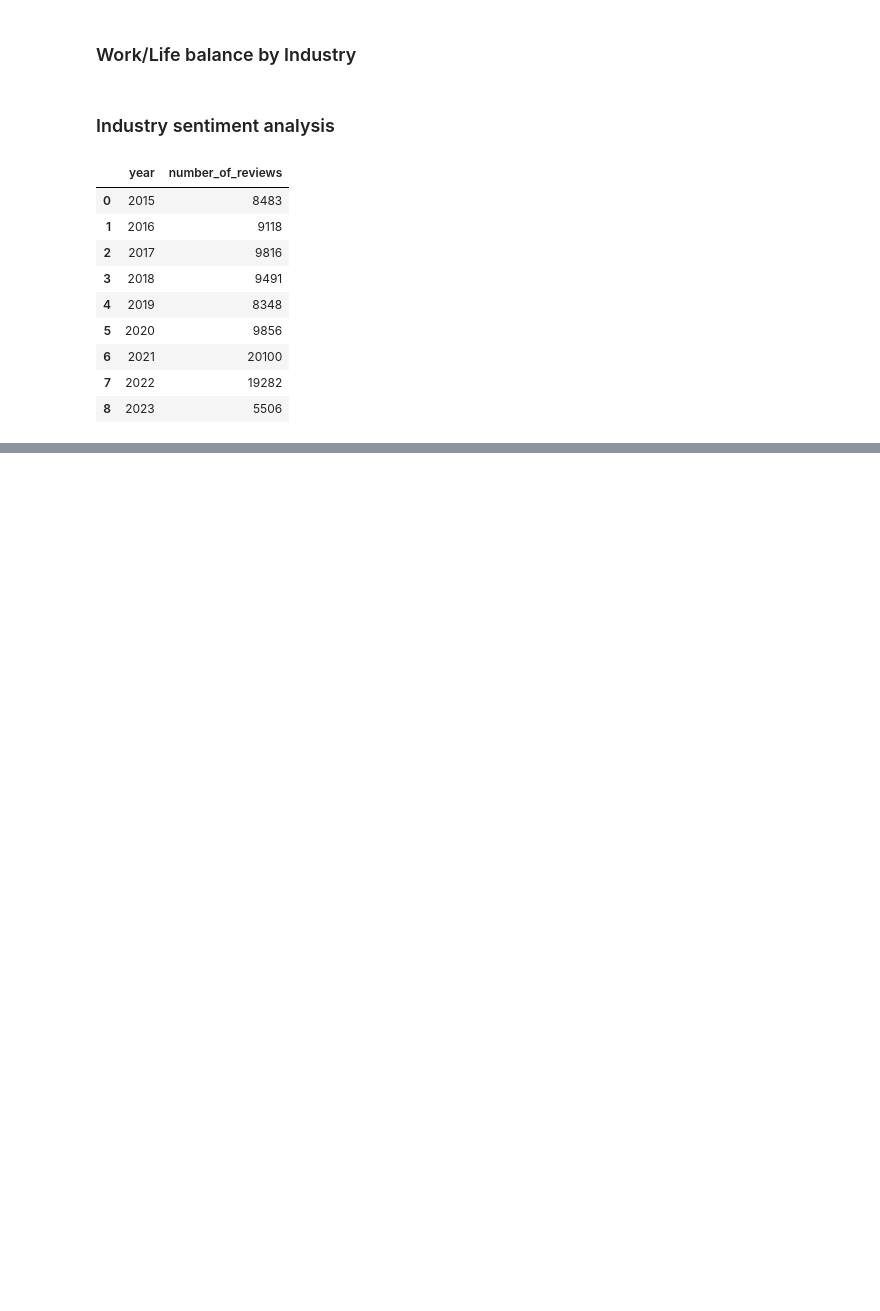
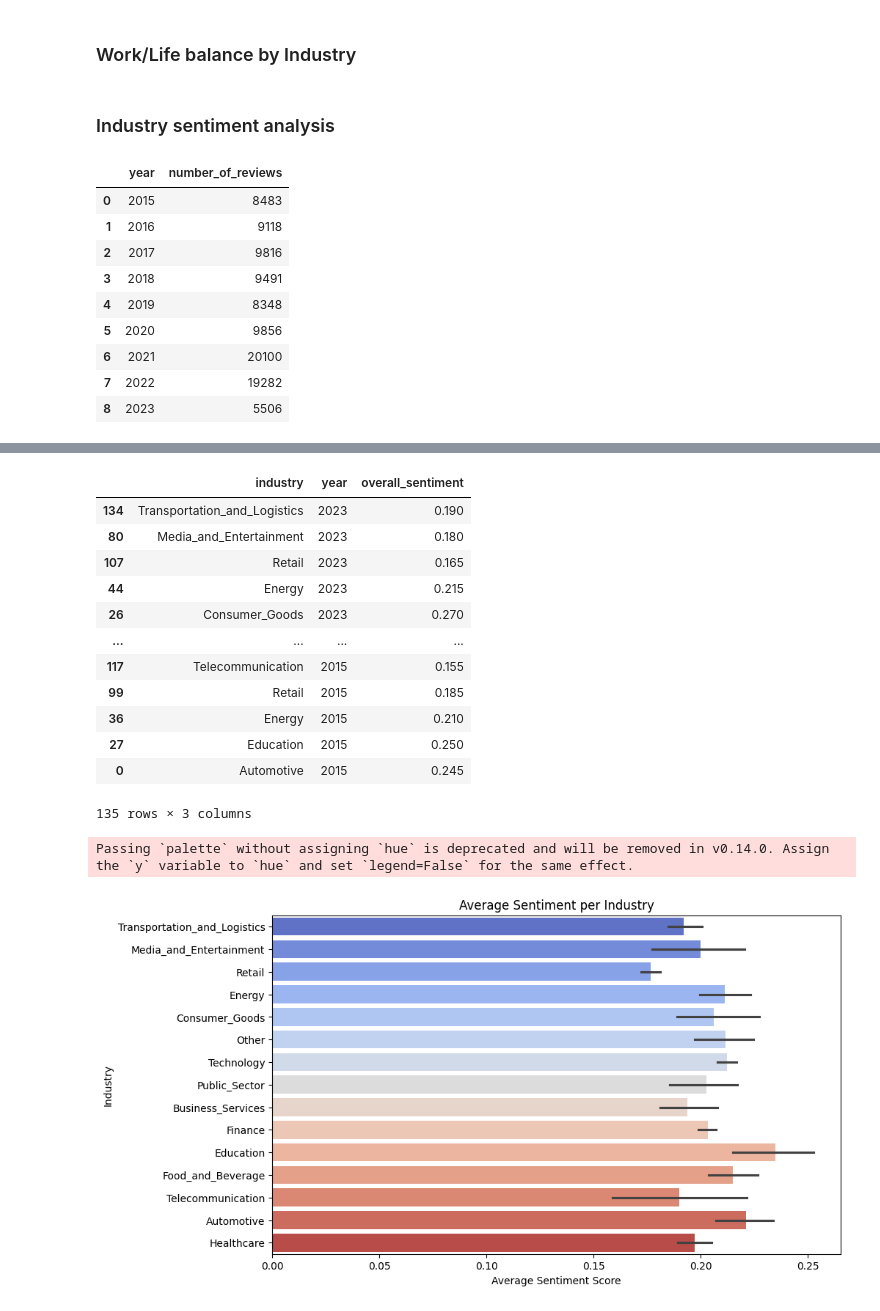
Before and after one commit to simovaeliska/employee_wellbeing_eda, a Jupyter notebook: notebooks/department_analysis.ipynb, the cells around one changed output, grey strips where cells are left out. Cells and saved outputs as stored; diff of their text form; code cells hidden in the pictures; blank space fills up the shorter version.

Commit message:
updated notebooks & data

```diff
--- a/notebooks/department_analysis.ipynb
+++ b/notebooks/department_analysis.ipynb
@@ -207,6 +207,7 @@ def clean_job_titles(df, job_column):
         'Senior Systems Engineer': 'Software Engineer',
         'Senior Software Developer': 'Software Engineer',
         'Associate Software Engineer': 'Software Engineer',
+        '.NET Developer': 'Software Engineer',
         'Sales': 'Sales Associate',
         'Salees Associate ': 'Sales Associate',
         'Retail Sales Associate': 'Sales Associate',
@@ -1037,0 +1164,52 @@ display(reviews_per_year)
+# %%
+industry_trends['overall_sentiment'] = (industry_trends['pros_sentiment'] + industry_trends['cons_sentiment']) / 2
+
+# assign equal weights to pros and cons
+pros_weight = 0.5
+cons_weight = 0.5
+
+# Calculate overall sentiment with equal weights
+industry_trends['overall_sentiment'] = (industry_trends['pros_sentiment'] * pros_weight +
+                                        industry_trends['cons_sentiment'] * cons_weight)
+
+def classify_sentiment(score):
+    if score > 0.1:
+        return 'Positive'
+    elif score < -0.1:
+        return 'Negative'
+    else:
+        return 'Neutral'
+
+industry_trends['sentiment_category'] = industry_trends['overall_sentiment'].apply(classify_sentiment)
+# %%
+sentiment_per_industry = industry_trends.groupby(['industry', 'year'])['overall_sentiment'].mean().reset_index()
+
+# Sort by sentiment score for better visualization
+sentiment_per_industry = sentiment_per_industry.sort_values(by='year', ascending=False)
+
+# Display the result
+display(sentiment_per_industry)
+
+# Visualization using Seaborn
+plt.figure(figsize=(10, 6))
+sns.barplot(data=sentiment_per_industry, x='overall_sentiment', y='industry', palette='coolwarm')
+plt.title('Average Sentiment per Industry')
+plt.xlabel('Average Sentiment Score')
+plt.ylabel('Industry')
+plt.show()
+# %% [output]
+|  | industry | year | overall_sentiment |
+| 134 | Transportation_and_Logistics | 2023 | 0.190 |
+| 80 | Media_and_Entertainment | 2023 | 0.180 |
+| 107 | Retail | 2023 | 0.165 |
+| 44 | Energy | 2023 | 0.215 |
+| 26 | Consumer_Goods | 2023 | 0.270 |
+| ... | ... | ... | ... |
+| 117 | Telecommunication | 2015 | 0.155 |
+| 99 | Retail | 2015 | 0.185 |
+| 36 | Energy | 2015 | 0.210 |
+| 27 | Education | 2015 | 0.250 |
+| 0 | Automotive | 2015 | 0.245 |
+135 rows × 3 columns
+Passing `palette` without assigning `hue` is deprecated and will be removed in v0.14.0. Assign the `y` variable to `hue` and set `legend=False` for the same effect.
+[figure, added]
```
Also changed, not shown: parts of 15 cells of this notebook, 16 other files.
